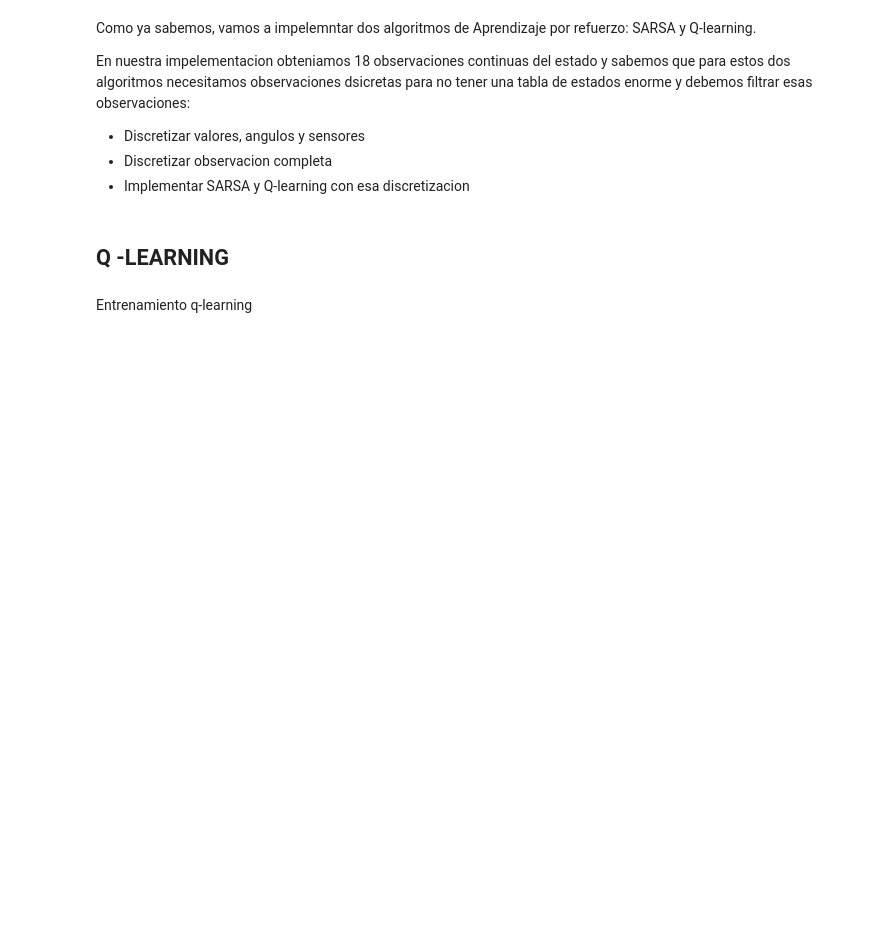
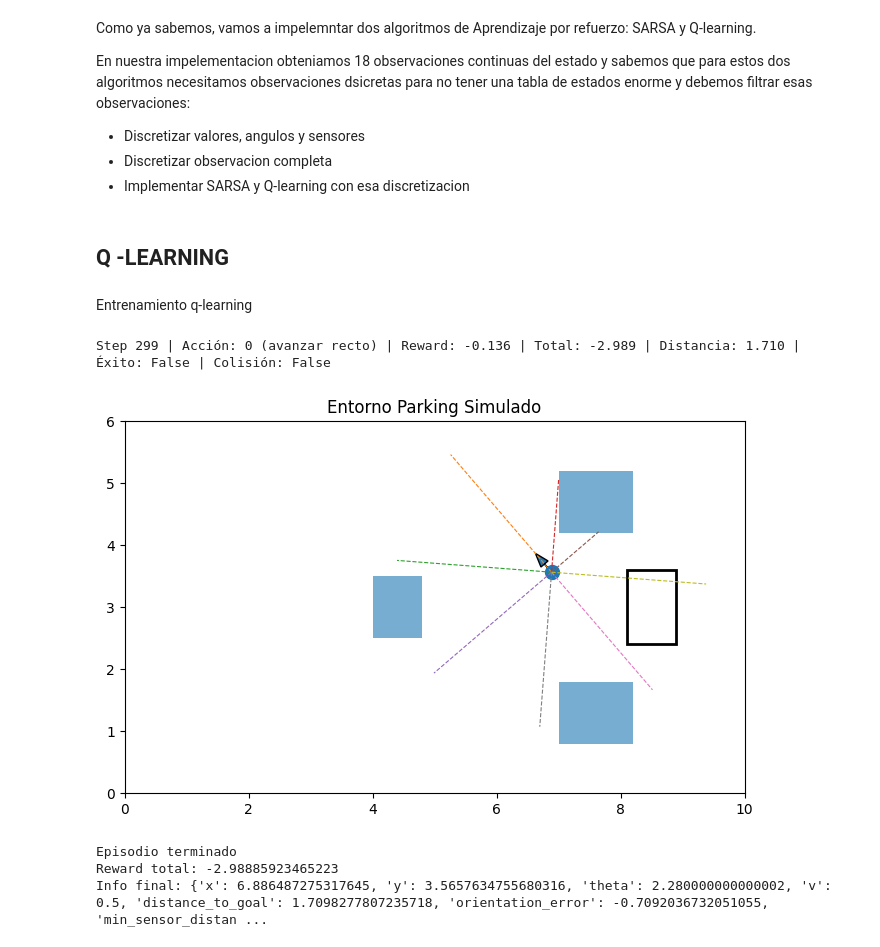
Before and after one commit to laurasomolinos/parking-simulado-rl, a Jupyter notebook: agents/alg_discretos.ipynb, the cells around one changed output. Drawn from its saved outputs; the diff is of its cells as text; code cells hidden in the pictures; blank space fills up the shorter version.

```diff
--- a/agents/alg_discretos.ipynb
+++ b/agents/alg_discretos.ipynb
@@ -265,3 +265,79 @@ def train_qlearning(
 
 if __name__ == "__main__":
     train_qlearning()
+# %%
+#cargar tabla para visualizar resultados
+import time
+from IPython.display import clear_output, display
+import sys
+from pathlib import Path
+from envs.continuous_parking_env import ContinuousParkingEnv
+
+# Si el notebook está dentro de agents/
+PROJECT_ROOT = Path.cwd().parent
+sys.path.append(str(PROJECT_ROOT))
+
+env = ContinuousParkingEnv(render_mode="human")
+
+agent = QLearningAgent(n_actions=env.action_space.n)
+agent.load("C:\\Users\\laura\\OneDrive\\Escritorio\\TERCERO 2º CUATRI CCDD\\AAII\\RL\\parking_rl\\results\\qlearning_qtable.pkl")
+# Muy importante: sin exploración
+agent.epsilon = 0.0
+
+env = ContinuousParkingEnv(render_mode="human")
+
+obs, info = env.reset()
+state = discretize_obs(obs)
+
+total_reward = 0
+
+action_names = {
+    0: "avanzar recto",
+    1: "avanzar izquierda",
+    2: "avanzar derecha",
+    3: "retroceder recto",
+    4: "retroceder izquierda",
+    5: "retroceder derecha",
+    6: "frenar"
+}
+
+for step in range(300):
+    action = agent.select_action(state)
+
+    next_obs, reward, terminated, truncated, info = env.step(action)
+    next_state = discretize_obs(next_obs)
+
+    total_reward += reward
+    state = next_state
+
+    clear_output(wait=True)
+
+    print(
+        f"Step {step:03d} | "
+        f"Acción: {action} ({action_names[action]}) | "
+        f"Reward: {reward:.3f} | "
+        f"Total: {total_reward:.3f} | "
+        f"Distancia: {info['distance_to_goal']:.3f} | "
+        f"Éxito: {info['is_success']} | "
+        f"Colisión: {info['collision']}"
+    )
+
+    env.render()
+    display(env.fig)
+
+    time.sleep(0.02)
+
+    if terminated or truncated:
+        print("Episodio terminado")
+        break
+
+env.close()
+
+print("Reward total:", total_reward)
+print("Info final:", info)
+# %% [output]
+Step 299 | Acción: 0 (avanzar recto) | Reward: -0.136 | Total: -2.989 | Distancia: 1.710 | Éxito: False | Colisión: False
+[figure, added]
+Episodio terminado
+Reward total: -2.98885923465223
+Info final: {'x': 6.886487275317645, 'y': 3.5657634755680316, 'theta': 2.280000000000002, 'v': 0.5, 'distance_to_goal': 1.7098277807235718, 'orientation_error': -0.7092036732051055, 'min_sensor_distan ...
```
